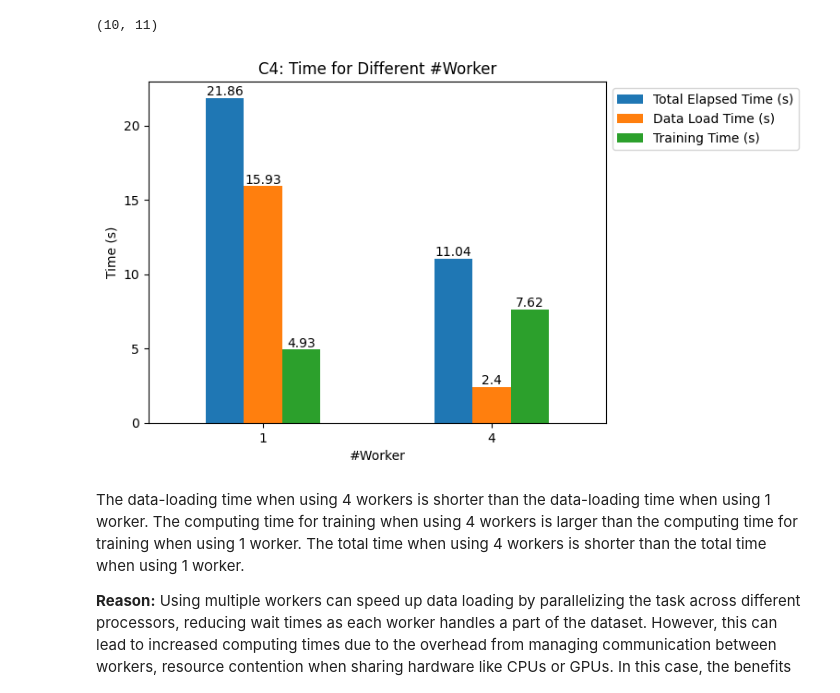
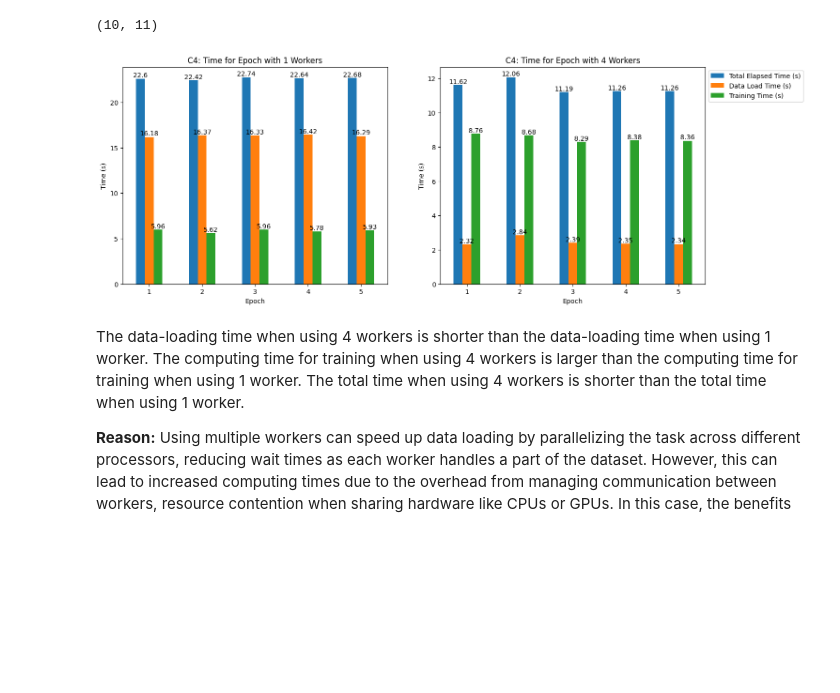
Before and after one commit to Tptrix29/COMS6998_HPML, a Jupyter notebook: hw2/HW2.ipynb, the cells around one changed output. Cells and saved outputs as stored; diff of their text form; code cells hidden in the pictures; blank space fills up the shorter version.

```diff
--- a/hw2/HW2.ipynb
+++ b/hw2/HW2.ipynb
@@ -143,20 +143,34 @@ df4.shape
 # %% [output]
 (10, 11)
 # %%
-ax = df4.groupby('Worker')[['Total Elapsed Time (s)', 'Data Load Time (s)', 'Training Time (s)']].mean()\
-    .plot(kind='bar')
+fig, ax = plt.subplots(1, 2, figsize=(16, 6))
+plt.subplot(1, 2, 1)
+df4.query("Worker == 1").groupby('Epoch')[['Total Elapsed Time (s)', 'Data Load Time (s)', 'Training Time (s)']].sum()\
+    .plot(kind='bar', ax=ax[0], legend=False)
 plt.ylabel('Time (s)')
-plt.xlabel('#Worker')
-plt.title('C4: Time for Different #Worker')
-plt.legend(bbox_to_anchor=(1, 1), loc='upper left')
+plt.xlabel('Epoch')
+plt.title('C4: Time for Epoch with 1 Workers')
 plt.xticks(rotation=0)
 
-for p in ax.patches:
-    ax.text(p.get_x() + p.get_width() / 2., p.get_height(), np.round(p.get_height(), 2),
+for p in ax[0].patches:
+    ax[0].text(p.get_x() + p.get_width() / 2., p.get_height(), np.round(p.get_height(), 2),
+            ha='center', va='bottom')
+
+plt.subplot(1, 2, 2)
+df4.query("Worker == 4").groupby('Epoch')[['Total Elapsed Time (s)', 'Data Load Time (s)', 'Training Time (s)']].sum()\
+    .plot(kind='bar', ax=ax[1])
+plt.ylabel('Time (s)')
+plt.xlabel('Epoch')
+plt.legend(bbox_to_anchor=(1, 1), loc='upper left')
+plt.title('C4: Time for Epoch with 4 Workers')
+plt.xticks(rotation=0)
+
+for p in ax[1].patches:
+    ax[1].text(p.get_x() + p.get_width() / 2., p.get_height(), np.round(p.get_height(), 2),
             ha='center', va='bottom')
 plt.show()
 # %% [output]
-[figure, old version]
+[figure, new version]
 # %% [markdown]
 The data-loading time when using 4 workers is shorter than the data-loading time when using 1 worker.
 The computing time for training when using 4 workers is larger than the computing time for training when using 1 worker.
```
Also changed, not shown: parts of 9 cells of this notebook, 11 other files.
